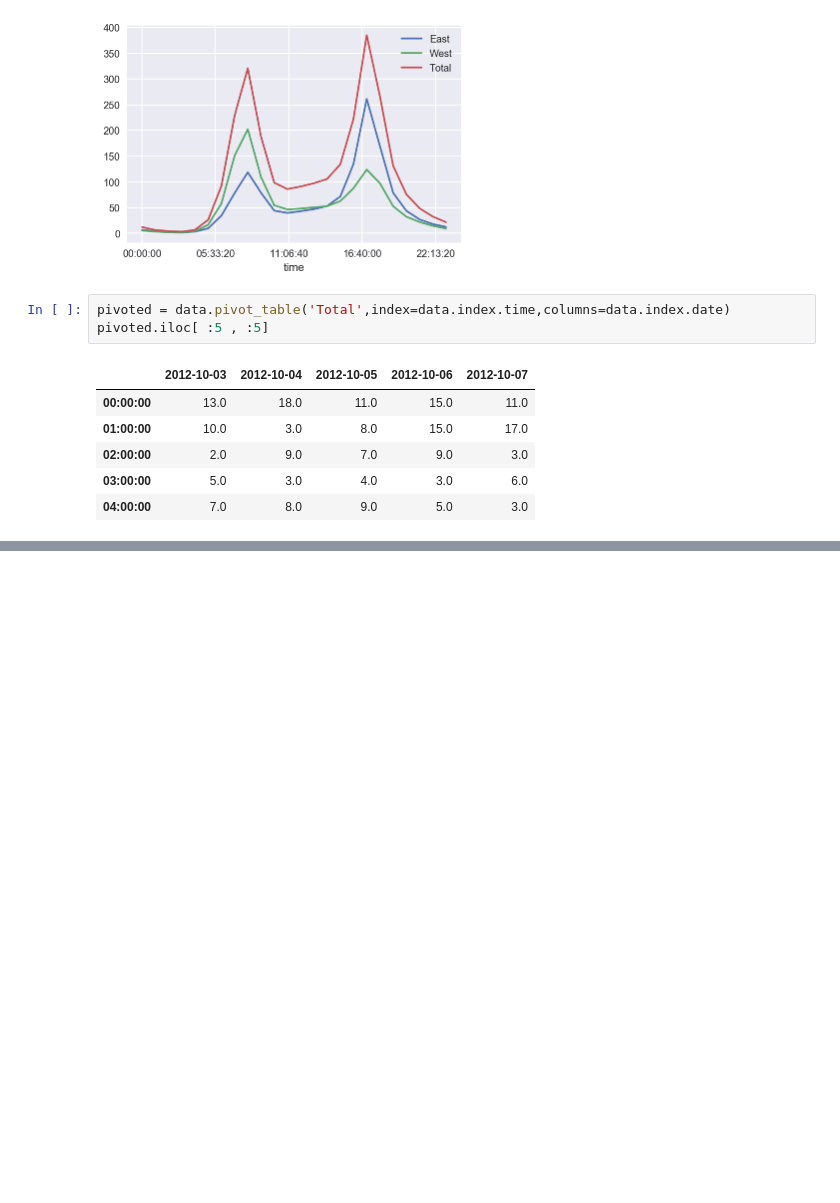
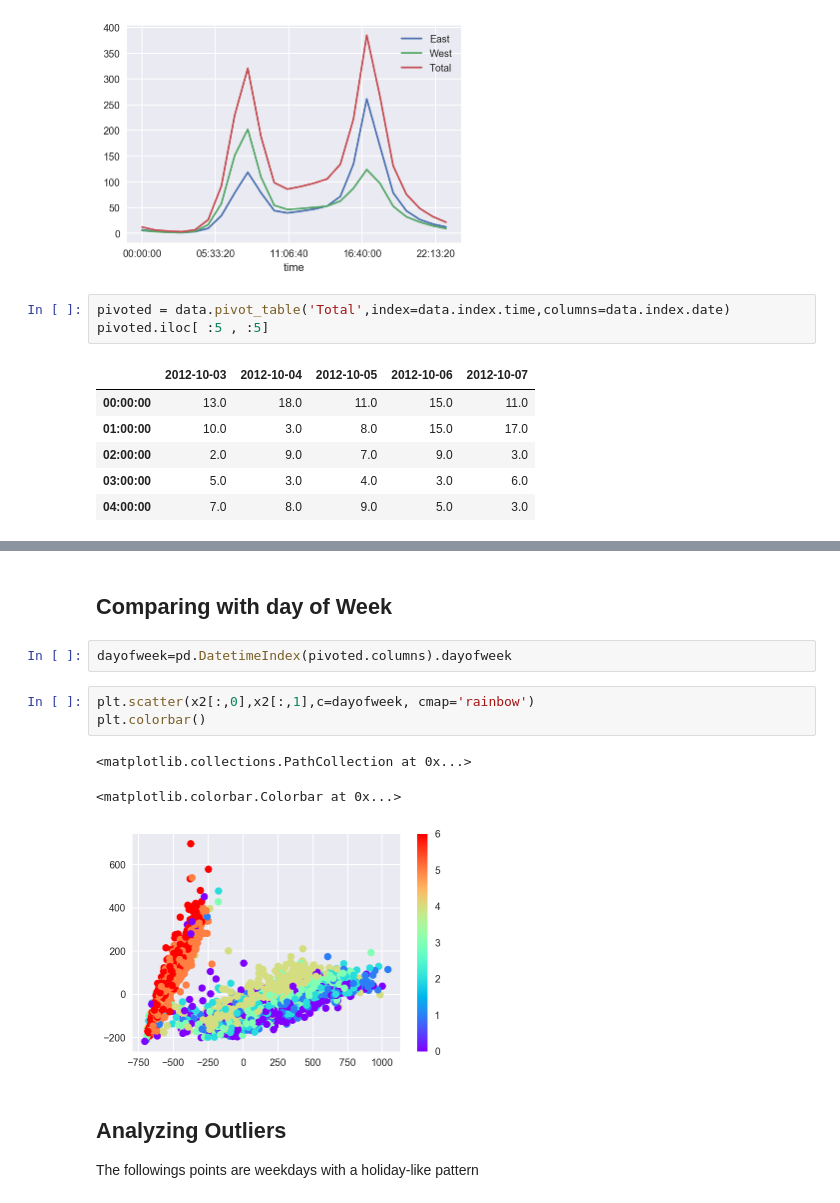
Before and after one commit to Nareshluthra/JupyterTipsAndTricks, a Jupyter notebook: JupyterTipsandTricks.ipynb, the cells around one changed output, grey strips where cells are left out. Saved outputs shown, nothing was run; the diff lists cells and outputs as text; blank space fills up the shorter version.

```diff
--- a/JupyterTipsandTricks.ipynb
+++ b/JupyterTipsandTricks.ipynb
@@ -74,0 +141,15 @@ Wall time: 4.32 s
+# %% [markdown]
+## Comparing with day of Week
+# %%
+dayofweek=pd.DatetimeIndex(pivoted.columns).dayofweek
+# %%
+plt.scatter(x2[:,0],x2[:,1],c=dayofweek, cmap='rainbow')
+plt.colorbar()
+# %% [output]
+<matplotlib.collections.PathCollection at 0x...>
+<matplotlib.colorbar.Colorbar at 0x...>
+[figure, added]
+# %% [markdown]
+## Analyzing Outliers
+
+The followings points are weekdays with a holiday-like pattern
```
Also changed, not shown: parts of 16 cells of this notebook.
